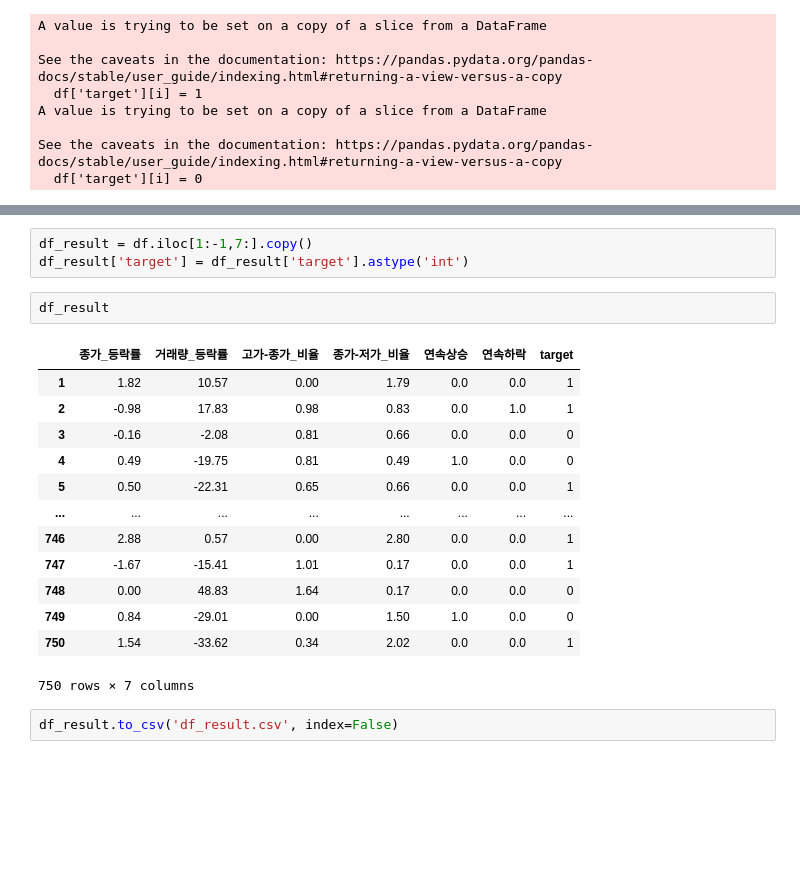
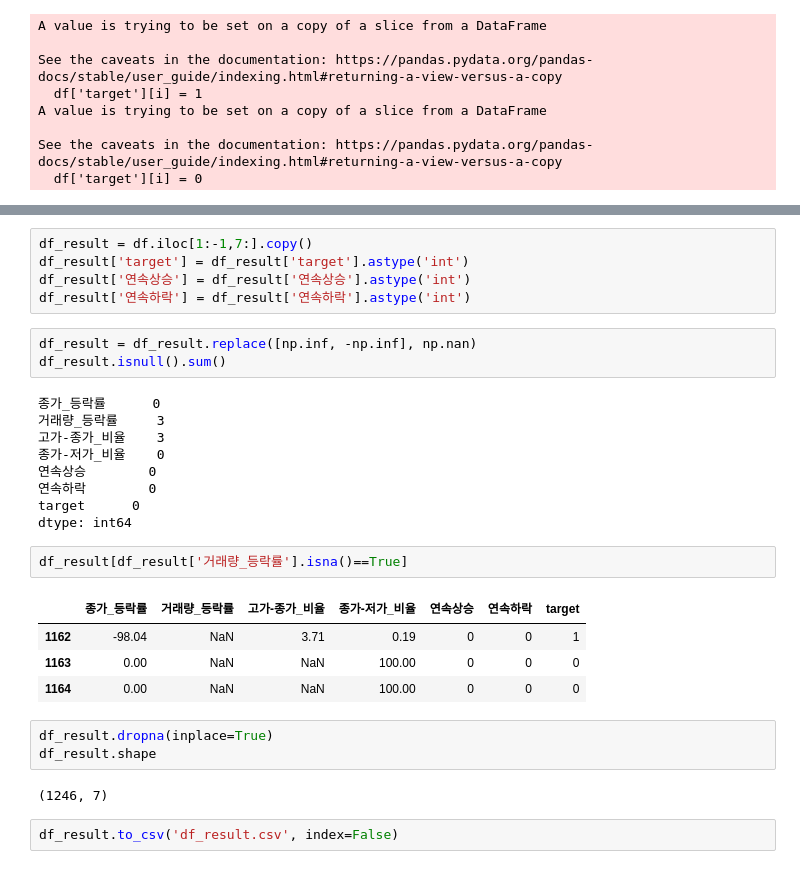
Before and after one commit to Seokii/Stock_Up-Down_Classification, a Jupyter notebook: create_train_data/create_train_data.ipynb, the cells around one changed output, grey strips where cells are left out. Saved outputs shown, nothing was run; the diff lists cells and outputs as text; blank space fills up the shorter version.

```diff
--- a/create_train_data/create_train_data.ipynb
+++ b/create_train_data/create_train_data.ipynb
@@ -221,21 +216,31 @@ df
 # %%
 df_result = df.iloc[1:-1,7:].copy()
 df_result['target'] = df_result['target'].astype('int')
+df_result['연속상승'] = df_result['연속상승'].astype('int')
+df_result['연속하락'] = df_result['연속하락'].astype('int')
-# %%
-df_result
-# %% [output]
-|  | 종가_등락률 | 거래량_등락률 | 고가-종가_비율 | 종가-저가_비율 | 연속상승 | 연속하락 | target |
-| 1 | 1.82 | 10.57 | 0.00 | 1.79 | 0.0 | 0.0 | 1 |
-| 2 | -0.98 | 17.83 | 0.98 | 0.83 | 0.0 | 1.0 | 1 |
-| 3 | -0.16 | -2.08 | 0.81 | 0.66 | 0.0 | 0.0 | 0 |
-| 4 | 0.49 | -19.75 | 0.81 | 0.49 | 1.0 | 0.0 | 0 |
-| 5 | 0.50 | -22.31 | 0.65 | 0.66 | 0.0 | 0.0 | 1 |
-| ... | ... | ... | ... | ... | ... | ... | ... |
-| 746 | 2.88 | 0.57 | 0.00 | 2.80 | 0.0 | 0.0 | 1 |
-| 747 | -1.67 | -15.41 | 1.01 | 0.17 | 0.0 | 0.0 | 1 |
-| 748 | 0.00 | 48.83 | 1.64 | 0.17 | 0.0 | 0.0 | 0 |
-| 749 | 0.84 | -29.01 | 0.00 | 1.50 | 1.0 | 0.0 | 0 |
-| 750 | 1.54 | -33.62 | 0.34 | 2.02 | 0.0 | 0.0 | 1 |
-750 rows × 7 columns
+# %%
+df_result = df_result.replace([np.inf, -np.inf], np.nan)
+df_result.isnull().sum()
+# %% [output]
+종가_등락률      0
+거래량_등락률     3
+고가-종가_비율    3
+종가-저가_비율    0
+연속상승        0
+연속하락        0
+target      0
+dtype: int64
+# %%
+df_result[df_result['거래량_등락률'].isna()==True]
+# %% [output]
+|  | 종가_등락률 | 거래량_등락률 | 고가-종가_비율 | 종가-저가_비율 | 연속상승 | 연속하락 | target |
+| 1162 | -98.04 | NaN | 3.71 | 0.19 | 0 | 0 | 1 |
+| 1163 | 0.00 | NaN | NaN | 100.00 | 0 | 0 | 0 |
+| 1164 | 0.00 | NaN | NaN | 100.00 | 0 | 0 | 0 |
+# %%
+df_result.dropna(inplace=True)
+df_result.shape
+# %% [output]
+(1246, 7)
 # %%
 df_result.to_csv('df_result.csv', index=False)
```
Also changed, not shown: parts of 4 cells of this notebook, 2 other files.
